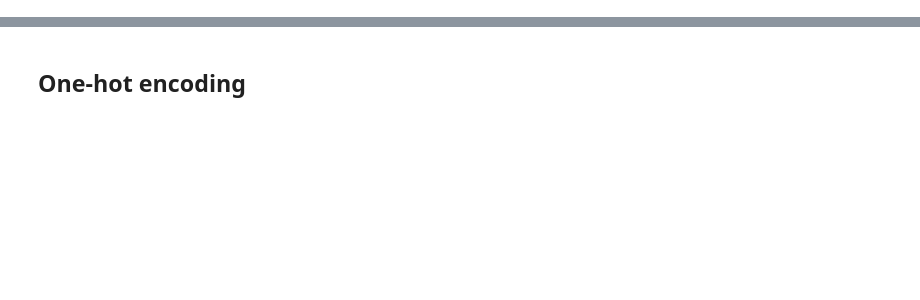
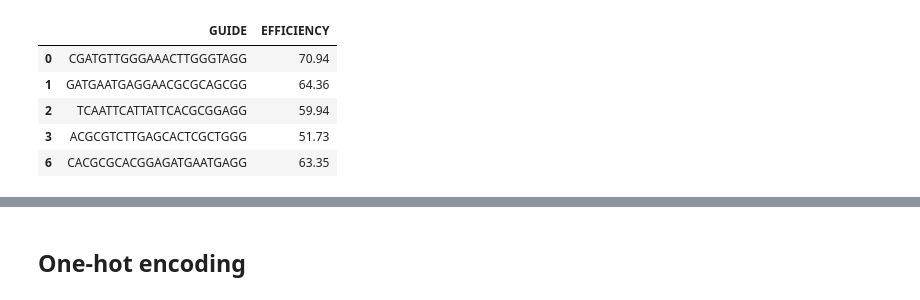
Before and after one commit to SilvesterHsu/CRISPR-Cas9-GuidingGeneEditing, a Jupyter notebook: Autoencoder/0.GuideAnalyse.ipynb, the cells around one changed output, grey strips where cells are left out. Drawn from its saved outputs; the diff is of its cells as text; code cells hidden in the pictures; blank space fills up the shorter version.

```diff
--- a/Autoencoder/0.GuideAnalyse.ipynb
+++ b/Autoencoder/0.GuideAnalyse.ipynb
@@ -54,0 +59,10 @@ data_bad
+# %%
+# Data with high efficiency
+data_good.head(5)
+# %% [output]
+|  | GUIDE | EFFICIENCY |
+| 0 | CGATGTTGGGAAACTTGGGTAGG | 70.94 |
+| 1 | GATGAATGAGGAACGCGCAGCGG | 64.36 |
+| 2 | TCAATTCATTATTCACGCGGAGG | 59.94 |
+| 3 | ACGCGTCTTGAGCACTCGCTGGG | 51.73 |
+| 6 | CACGCGCACGGAGATGAATGAGG | 63.35 |
```
Also changed, not shown: parts of 26 cells of this notebook.
